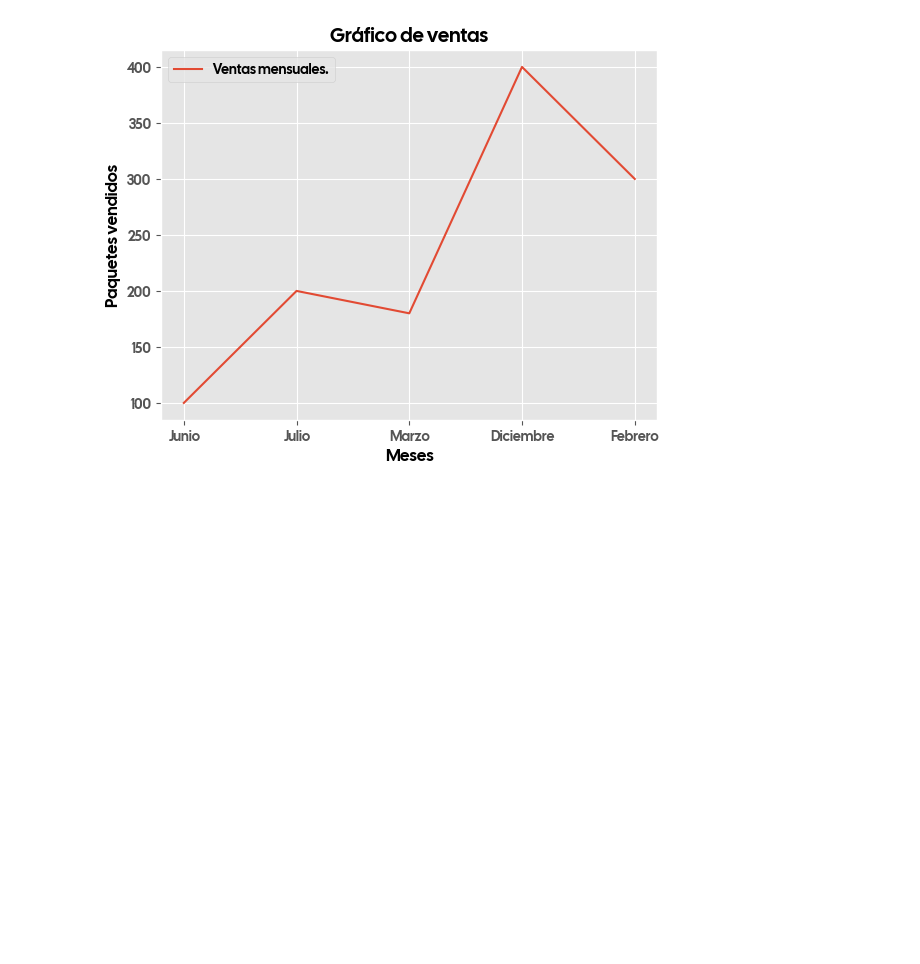
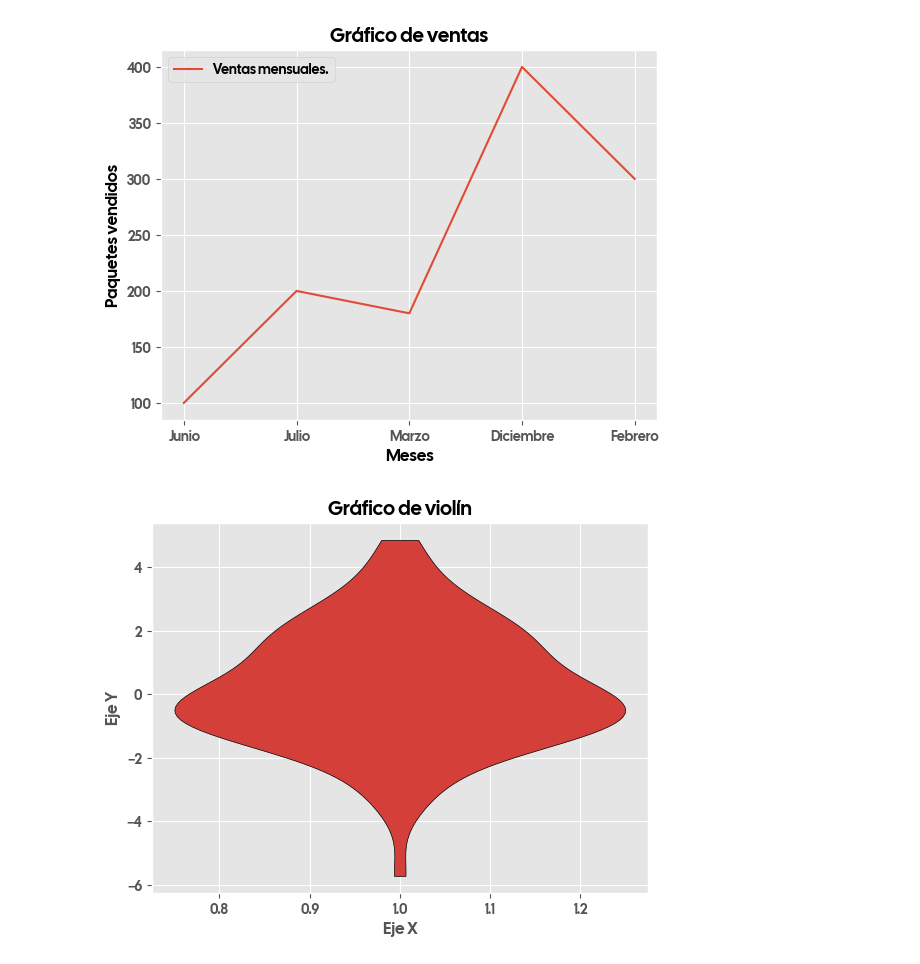
Before and after one commit to Jesus-David-Silva-Rangel-19/Simple-Visualization-Exercise-Python, a Jupyter notebook: Ejercicios_de_Visualización_Python.ipynb, the cells around one changed output. Cells and saved outputs as stored; diff of their text form; code cells hidden in the pictures; blank space fills up the shorter version.

```diff
--- a/Ejercicios_de_Visualización_Python.ipynb
+++ b/Ejercicios_de_Visualización_Python.ipynb
@@ -61,3 +61,23 @@ plt.legend(["Ventas mensuales.", "Número de ventas"])
 plt.show()
 # %% [output]
 [figure]
+# %%
+# Semilla para la reproducibilidad
+np.random.seed(5)
+
+# Simulación de datos
+x = np.random.normal(0, 2, 100)
+
+# Gráfico de violín
+fig, ax = plt.subplots()
+parts = ax.violinplot(x, showmeans=False, showmedians=False, showextrema=False)
+for pc in parts['bodies']:
+    pc.set_facecolor('#D43F3A')
+    pc.set_edgecolor('black')
+    pc.set_alpha(1)
+ax.set_title("Gráfico de violín")
+ax.set_xlabel("Eje X")
+ax.set_ylabel("Eje Y")
+plt.show()
+# %% [output]
+[figure, added]
```
